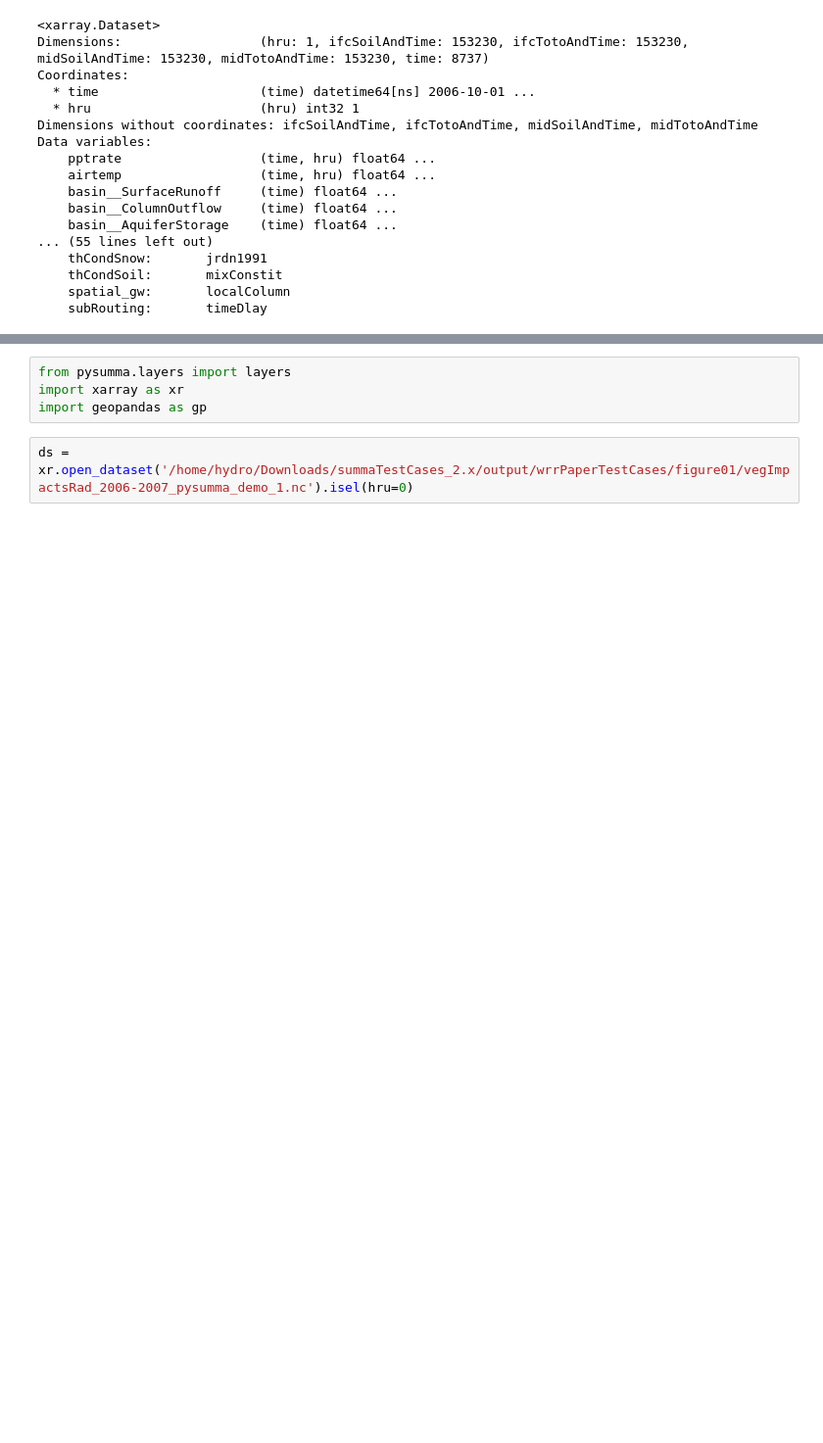
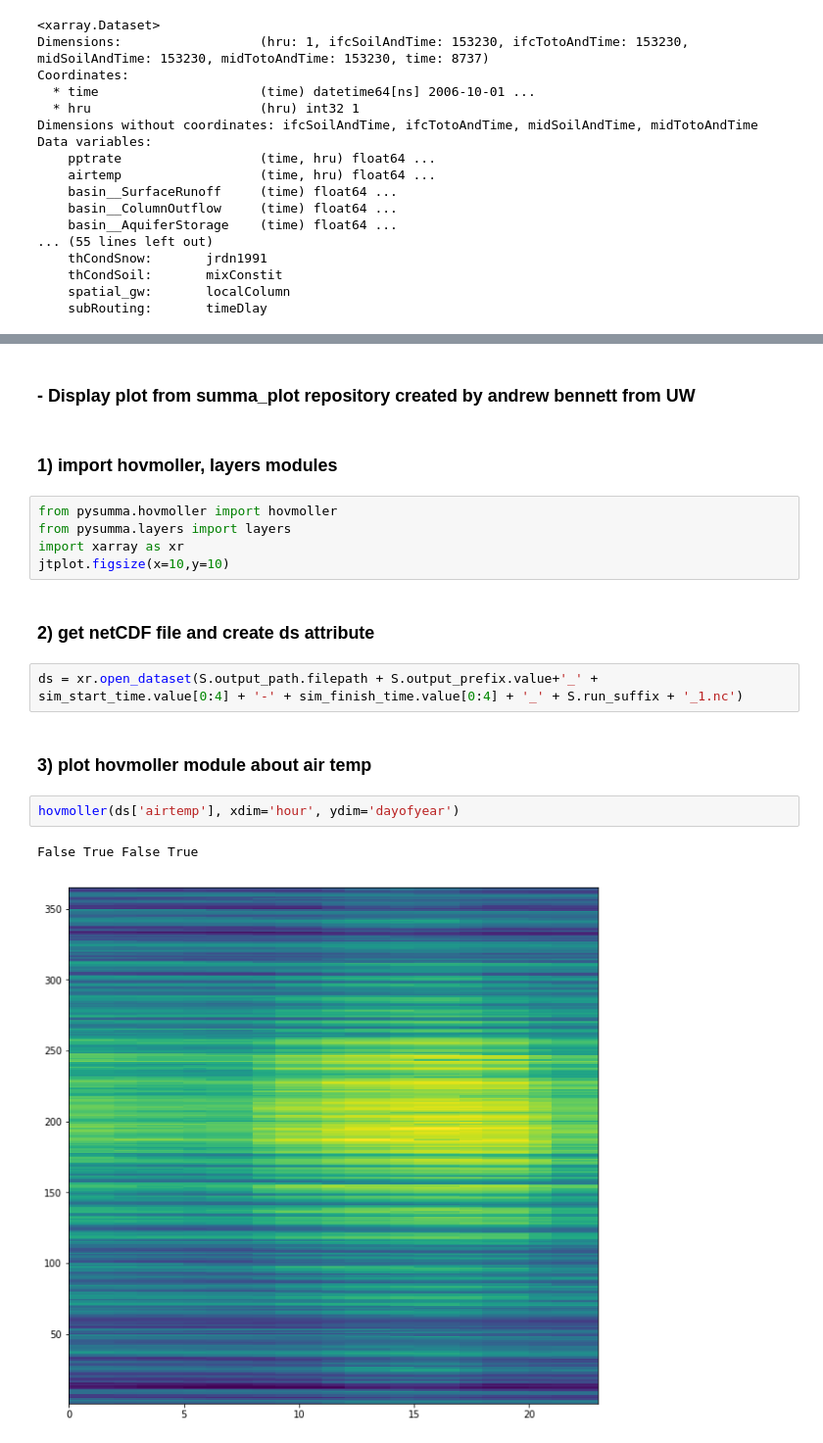
Before and after one commit to DavidChoi76/pysumma_alpha, a Jupyter notebook: pysumma/pysumma_demo.ipynb, the cells around one changed output, grey strips where cells are left out. Shown at 98% size. Cells and saved outputs as stored; diff of their text form; blank space fills up the shorter version.

```diff
--- a/pysumma/pysumma_demo.ipynb
+++ b/pysumma/pysumma_demo.ipynb
@@ -116,6 +176,20 @@ P.plot_1d_layer(P_info, 0, 26, 14)
+# %% [markdown]
+### - Display plot from summa_plot repository created by andrew bennett from UW
+# %% [markdown]
+### 1) import hovmoller, layers modules
 # %%
+from pysumma.hovmoller import hovmoller
 from pysumma.layers import layers
 import xarray as xr
-import geopandas as gp
+jtplot.figsize(x=10,y=10)
-# %%
-ds = xr.open_dataset('/home/hydro/Downloads/summaTestCases_2.x/output/wrrPaperTestCases/figure01/vegImpactsRad_2006-2007_pysumma_demo_1.nc').isel(hru=0)
+# %% [markdown]
+### 2) get netCDF file and create ds attribute
+# %%
+ds = xr.open_dataset(S.output_path.filepath + S.output_prefix.value+'_' + sim_start_time.value[0:4] + '-' + sim_finish_time.value[0:4] + '_' + S.run_suffix + '_1.nc')
+# %% [markdown]
+### 3) plot hovmoller module about air temp
+# %%
+hovmoller(ds['airtemp'], xdim='hour', ydim='dayofyear')
+# %% [output]
+False True False True
+[figure, added]
```
Also changed, not shown: parts of 68 cells of this notebook.
